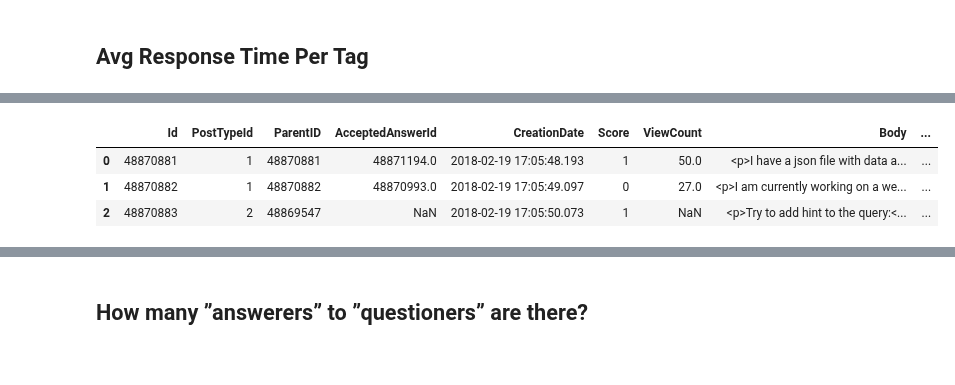
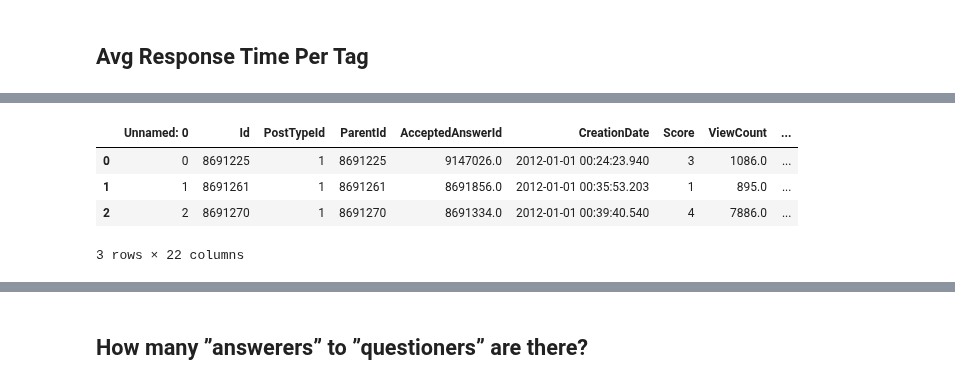
Before and after one commit to MaksimDan/160-Stackoverflow, a Jupyter notebook: source/eda/EDA-master.ipynb, the cells around one changed output, grey strips where cells are left out. Cells and saved outputs as stored; diff of their text form; code cells hidden in the pictures.

```diff
--- a/source/eda/EDA-master.ipynb
+++ b/source/eda/EDA-master.ipynb
@@ -78,10 +75,10 @@ True
 # %% [markdown]
 ## Load Data
 # %%
-Posts = pd.read_csv('/Users/esmondchu/Dropbox/UC_Davis/STAT/STA160Spring18/160-Stackoverflow-Data/300000_rows/Posts.csv', \
+Posts = pd.read_csv('../../../160-Stackoverflow-Data/train_test/raw_query/Posts.csv', \
                     dtype = {'LastEditorDisplayName': str, 'Tags': str})
-Comments = pd.read_csv('/Users/esmondchu/Dropbox/UC_Davis/STAT/STA160Spring18/160-Stackoverflow-Data/300000_rows/Comments.csv')
-Votes = pd.read_csv('/Users/esmondchu/Dropbox/UC_Davis/STAT/STA160Spring18/160-Stackoverflow-Data/300000_rows/Votes.csv')
+Comments = pd.read_csv('../../../160-Stackoverflow-Data/train_test/raw_query/Comments.csv')
+Votes = pd.read_csv('../../../160-Stackoverflow-Data/train_test/raw_query/Votes.csv')
 # %% [markdown]
 ## Timely Collaboration and Values
 # %%
@@ -292,10 +289,6 @@ unanswered.sort_values(by='Score',ascending=False)[:15]
 #need to upload later
 # %% [markdown]
 ## Probability of a question being answered as a function of time in minutes
-# %%
-#rerun
-Posts = pd.read_csv('../../160-Stackoverflow-Data/300000_rows/Posts.csv', \
-                    dtype = {'LastEditorDisplayName': str, 'Tags': str})
 # %%
 #Parents Post Data Wrangling
 parents_time = Parents_post.CreationDate.str[:-4]
@@ -379,7 +375,6 @@ Posts = Posts.loc[(Posts.PostTypeId == 1) | (Posts.PostTypeId == 2)]
 Posts = Posts[(Posts.PostTypeId == 2) | ((Posts.PostTypeId == 1) & (len(Posts.Tags) > 0))]
 
 # prepare data in better format
-Posts.Tags = Posts.Tags.apply(lambda t: ' '.join(re.findall(r"<(\w+)>", str(t))))
 Posts.CreationDate = pd.to_datetime(Posts.CreationDate, format="%Y-%m-%dT%H:%M:%S")
 Posts.head(3)
 # %% [output]
@@ -390,16 +386,17 @@ Posts.head(3)
 # %%
 # if the parentID is empty, have it point to itself, this will simplify the query
 def circulate_parentID(row):
-    return row.Id if isnan(row.ParentID) else row.ParentID
+    return row.Id if isnan(row.ParentId) else row.ParentId
 
-Posts.ParentID = Posts.apply(circulate_parentID, axis=1)
-Posts.ParentID = Posts.ParentID.astype('int64')
+Posts.ParentId = Posts.apply(circulate_parentID, axis=1)
+Posts.ParentId = Posts.ParentId.astype('int64')
 Posts.head(3)
 # %% [output]
-|  | Id | PostTypeId | ParentID | AcceptedAnswerId | CreationDate | Score | ViewCount | Body | ... |
-| 0 | 48870881 | 1 | 48870881 | 48871194.0 | 2018-02-19 17:05:48.193 | 1 | 50.0 | <p>I have a json file with data a... | ... |
-| 1 | 48870882 | 1 | 48870882 | 48870993.0 | 2018-02-19 17:05:49.097 | 0 | 27.0 | <p>I am currently working on a we... | ... |
-| 2 | 48870883 | 2 | 48869547 | NaN | 2018-02-19 17:05:50.073 | 1 | NaN | <p>Try to add hint to the query:<... | ... |
+|  | Unnamed: 0 | Id | PostTypeId | ParentId | AcceptedAnswerId | CreationDate | Score | ViewCount | ... |
+| 0 | 0 | 8691225 | 1 | 8691225 | 9147026.0 | 2012-01-01 00:24:23.940 | 3 | 1086.0 | ... |
+| 1 | 1 | 8691261 | 1 | 8691261 | 8691856.0 | 2012-01-01 00:35:53.203 | 1 | 895.0 | ... |
+| 2 | 2 | 8691270 | 1 | 8691270 | 8691334.0 | 2012-01-01 00:39:40.540 | 4 | 7886.0 | ... |
+3 rows × 22 columns
 # %%
 tag_response_times = defaultdict(list)
 def map_response_times(df):
```
Also changed, not shown: parts of 9 cells of this notebook, 5 other files.
